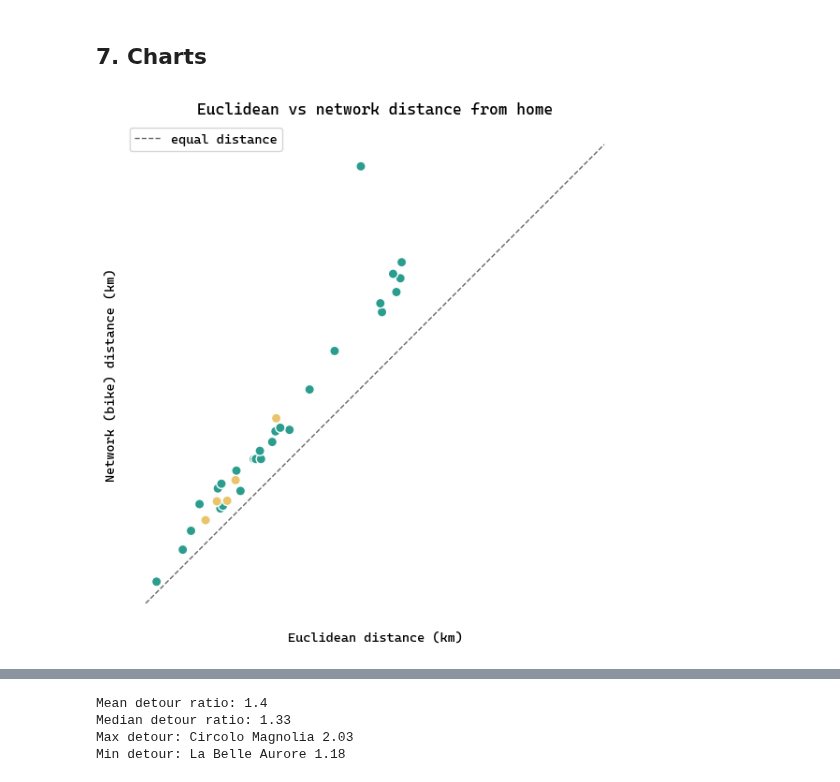
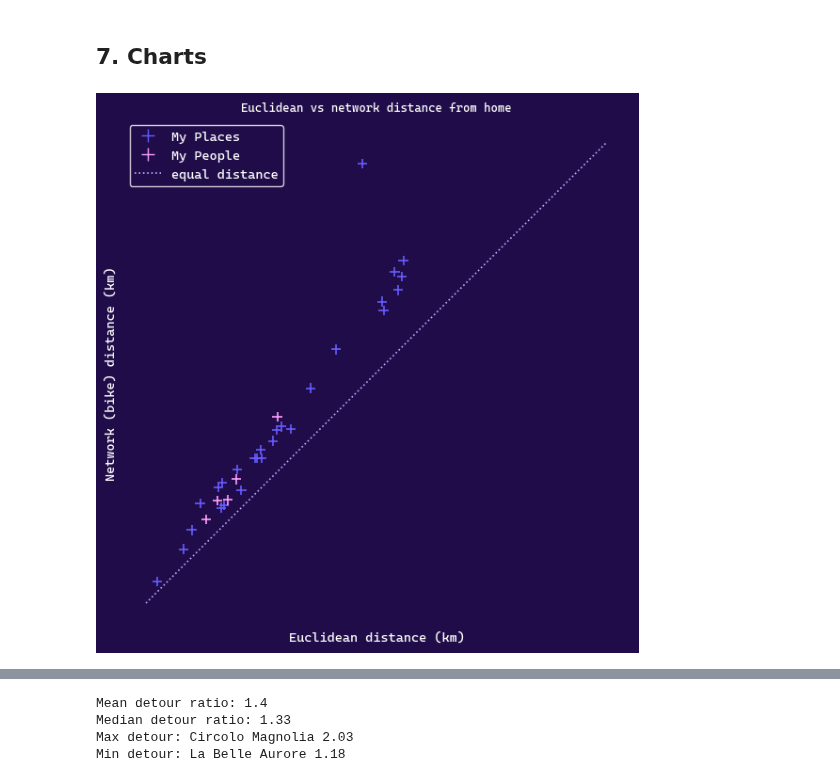
Before and after one commit to MichelleNuccio/cdp-mapping-systems, a Jupyter notebook: content/Assignments/Assignement completed/03-Networks-MyMilan.ipynb, the cells around one changed output, grey strips where cells are left out. Saved outputs shown, nothing was run; the diff lists cells and outputs as text; code cells hidden in the pictures.

```diff
--- a/content/Assignments/Assignement completed/03-Networks-MyMilan.ipynb
+++ b/content/Assignments/Assignement completed/03-Networks-MyMilan.ipynb
@@ -464,32 +680,94 @@ plt.show()
 # %% [markdown]
 ## 7. Charts
 # %%
-fig, ax = plt.subplots(figsize=(7, 7))
-colors = results["category"].map(
-    {"friends_home": "#e9c46a", "favorite_place": "#2a9d8f"}
-)
+from matplotlib import font_manager
+from pathlib import Path
+from matplotlib.lines import Line2D
+
+FONT_PATH = (
+    Path("..") / "assets" / "fonts" / "CascadiaCode" / "CascadiaCode.ttf"
+).resolve()
+font_manager.fontManager.addfont(str(FONT_PATH))
+cascadia = font_manager.FontProperties(fname=str(FONT_PATH))
+plt.rcParams["font.family"] = cascadia.get_name()
+
+ELECTRIC_BLUE = "#675DFF"
+FUCHSIA = "#FF9FFF"
+BG = "#1F0C49"
+CAT_COLORS = {"favorite_place": ELECTRIC_BLUE, "friends_home": FUCHSIA}
+
+fig, ax = plt.subplots(figsize=(7, 7), facecolor=BG)
+ax.set_facecolor(BG)
+
+colors = results["category"].map(CAT_COLORS)
 ax.scatter(
     results["euclidean_km"],
     results["network_km"],
     c=colors,
     s=55,
-    edgecolor="white",
+    marker="+",
+    linewidths=1.2,
+    zorder=3,
 )
 lim = max(results["euclidean_km"].max(), results["network_km"].max()) * 1.05
 ax.plot(
     [0, lim],
     [0, lim],
-    color="0.4",
-    linestyle="--",
-    linewidth=1,
+    color="#B8B0FF",
+    linestyle=":",
+    linewidth=1.2,
     label="equal distance",
+    zorder=2,
 )
-ax.set_xlabel("Euclidean distance (km)")
-ax.set_ylabel("Network (bike) distance (km)")
-ax.set_title("Euclidean vs network distance from home")
+
+ax.set_xlabel("Euclidean distance (km)", fontproperties=cascadia, color="white")
+ax.set_ylabel("Network (bike) distance (km)", fontproperties=cascadia, color="white")
+ax.set_title(
+    "Euclidean vs network distance from home",
+    fontproperties=cascadia,
+    fontsize=9,
+    color="white",
+)
 ax.set_aspect("equal", adjustable="box")
-ax.legend(loc="upper left")
+ax.tick_params(colors="white")
+for spine in ax.spines.values():
+    spine.set_color("white")
+
+legend_handles = [
+    Line2D(
+        [0],
+        [0],
+        marker="+",
+        color="none",
+        markeredgecolor=ELECTRIC_BLUE,
+        markerfacecolor=ELECTRIC_BLUE,
+        markersize=10,
+        label="My Places",
+    ),
+    Line2D(
+        [0],
+        [0],
+        marker="+",
+        color="none",
+        markeredgecolor=FUCHSIA,
+        markerfacecolor=FUCHSIA,
+        markersize=10,
+        label="My People",
+    ),
+    Line2D(
+        [0], [0], color="#B8B0FF", linestyle=":", linewidth=1.2, label="equal distance"
+    ),
+]
+legend = ax.legend(
+    handles=legend_handles,
+    loc="upper left",
+    frameon=True,
+    prop=cascadia,
+    facecolor=BG,
+    edgecolor="white",
+    labelcolor="white",
+)
 plt.show()
 # %% [output]
-[figure, old version]
+[figure, new version]
 # %%
```
Also changed, not shown: parts of 12 cells of this notebook.
